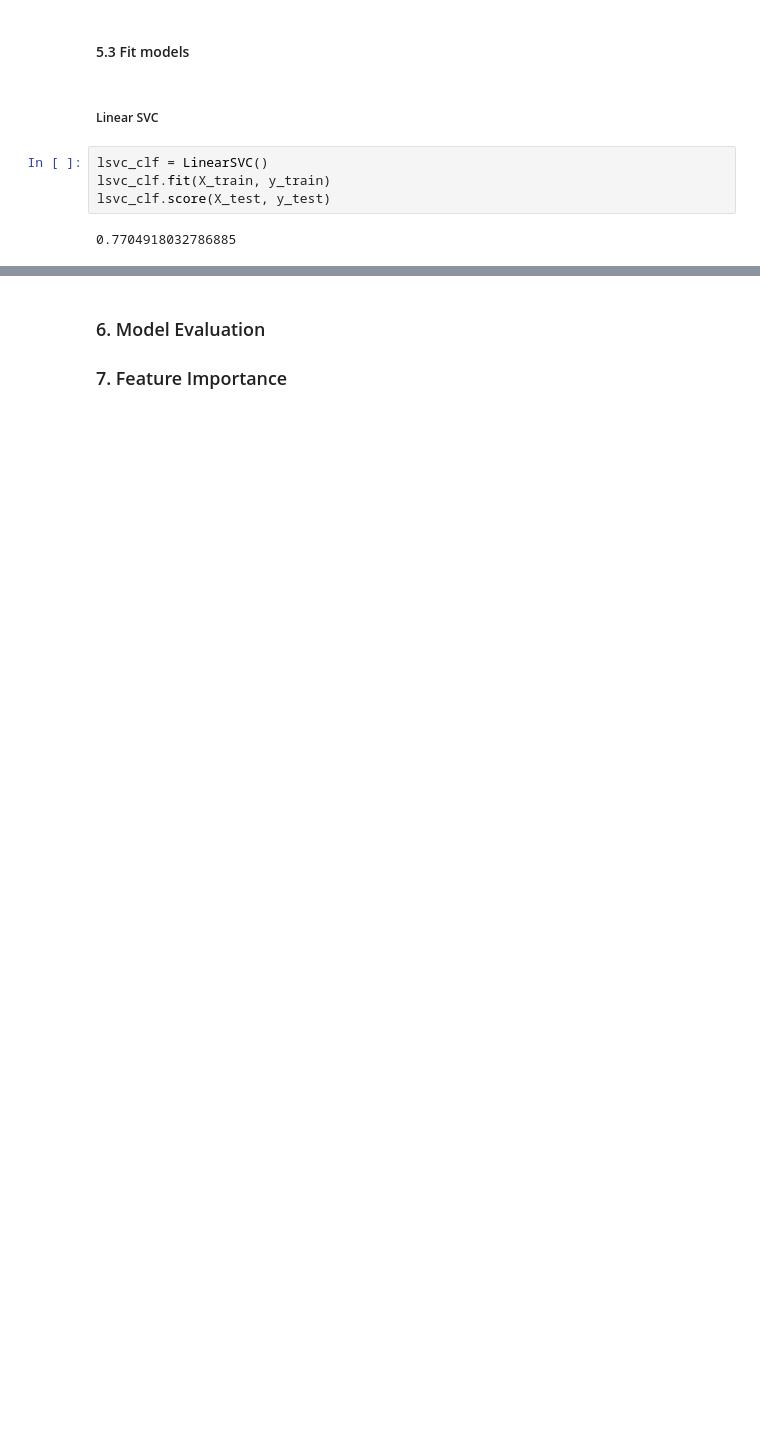
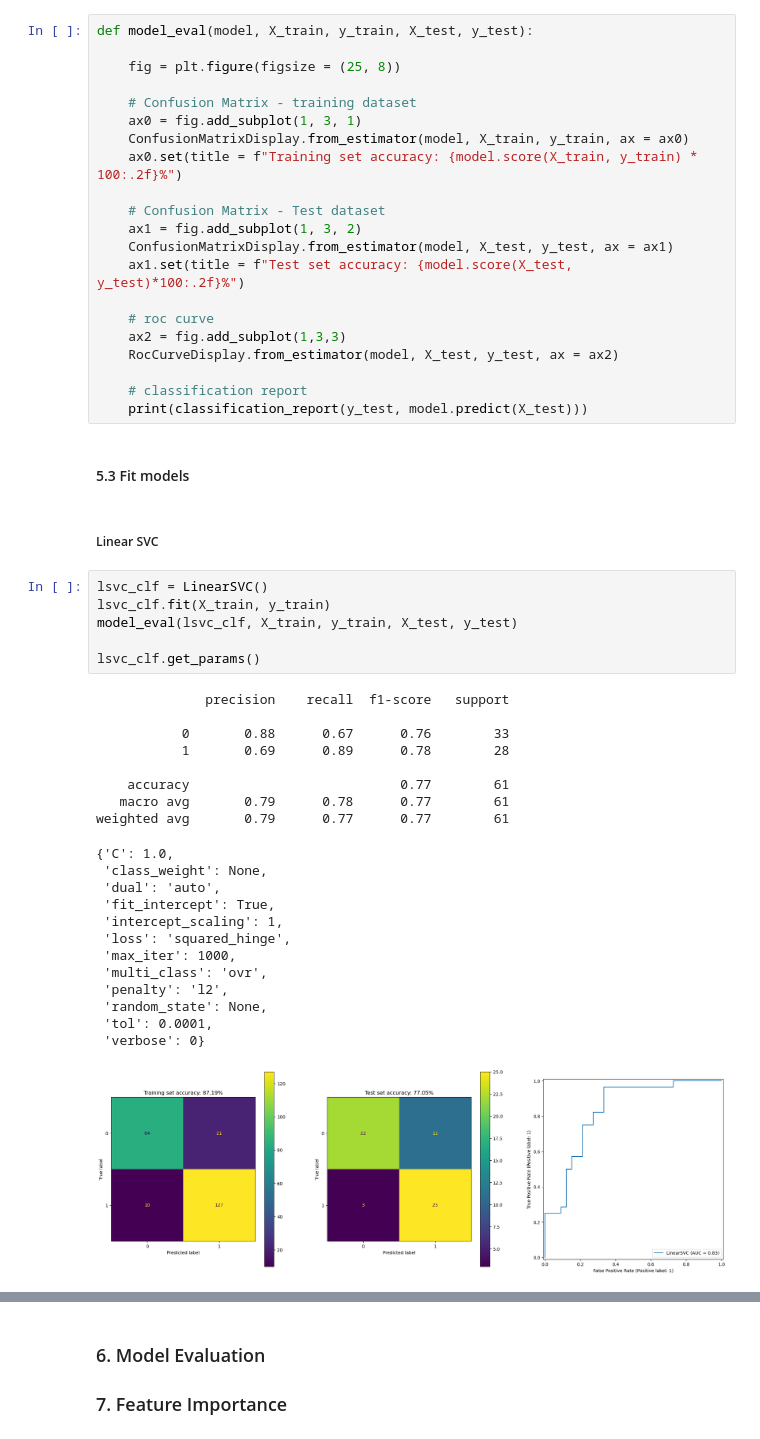
Before and after one commit to Eleanor-git/Hear-Disease-Classification, a Jupyter notebook: heart_disease_classification.ipynb, the cells around one changed output, grey strips where cells are left out. Cells and saved outputs as stored; diff of their text form; blank space fills up the shorter version.

```diff
--- a/heart_disease_classification.ipynb
+++ b/heart_disease_classification.ipynb
@@ -298,3 +327,24 @@ Models are selected by referring to the [map](https://scikit-learn.org/stable/ma
+# %%
+def model_eval(model, X_train, y_train, X_test, y_test):
+
+    fig = plt.figure(figsize = (25, 8))
+
+    # Confusion Matrix - training dataset
+    ax0 = fig.add_subplot(1, 3, 1)
+    ConfusionMatrixDisplay.from_estimator(model, X_train, y_train, ax = ax0)
+    ax0.set(title = f"Training set accuracy: {model.score(X_train, y_train) * 100:.2f}%")
+
+    # Confusion Matrix - Test dataset
+    ax1 = fig.add_subplot(1, 3, 2)
+    ConfusionMatrixDisplay.from_estimator(model, X_test, y_test, ax = ax1)
+    ax1.set(title = f"Test set accuracy: {model.score(X_test, y_test)*100:.2f}%")
+
+    # roc curve
+    ax2 = fig.add_subplot(1,3,3)
+    RocCurveDisplay.from_estimator(model, X_test, y_test, ax = ax2)
+
+    # classification report
+    print(classification_report(y_test, model.predict(X_test)))
 # %% [markdown]
 #### 5.3 Fit models
 # %% [markdown]
@@ -302,6 +352,28 @@ Models are selected by referring to the [map](https://scikit-learn.org/stable/ma
 # %%
 lsvc_clf = LinearSVC()
 lsvc_clf.fit(X_train, y_train)
-lsvc_clf.score(X_test, y_test)
+model_eval(lsvc_clf, X_train, y_train, X_test, y_test)
+
+lsvc_clf.get_params()
 # %% [output]
-0.7704918032786885
+              precision    recall  f1-score   support
+
+           0       0.88      0.67      0.76        33
+           1       0.69      0.89      0.78        28
+
+    accuracy                           0.77        61
+   macro avg       0.79      0.78      0.77        61
+weighted avg       0.79      0.77      0.77        61
+{'C': 1.0,
+ 'class_weight': None,
+ 'dual': 'auto',
+ 'fit_intercept': True,
+ 'intercept_scaling': 1,
+ 'loss': 'squared_hinge',
+ 'max_iter': 1000,
+ 'multi_class': 'ovr',
+ 'penalty': 'l2',
+ 'random_state': None,
+ 'tol': 0.0001,
+ 'verbose': 0}
+[figure, added]
```
Also changed, not shown: parts of 19 cells of this notebook, 1 other file.
